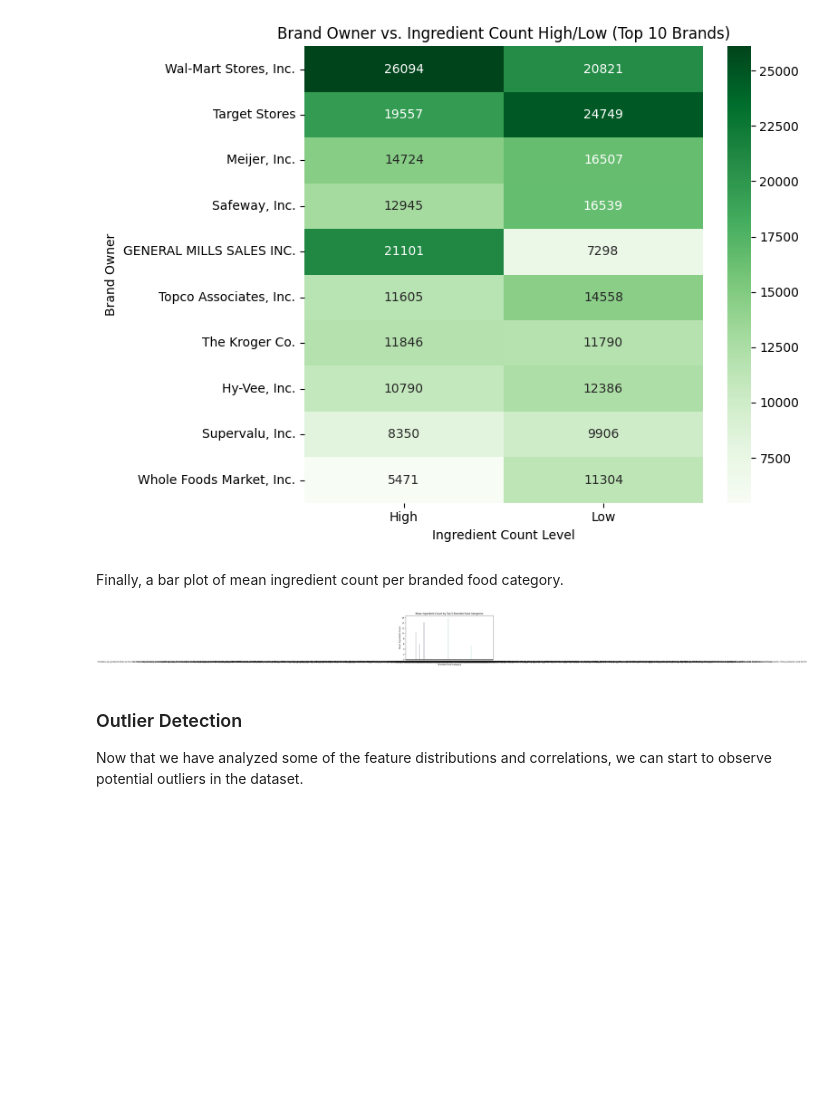
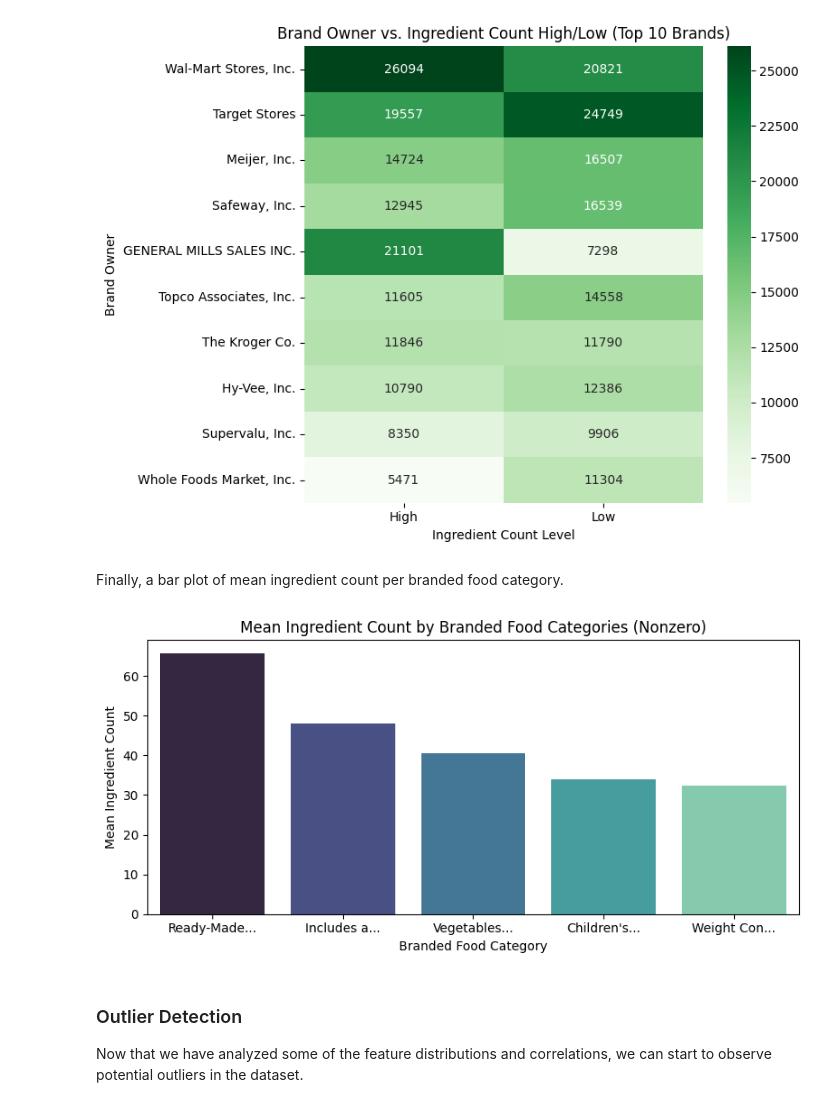
Before and after one commit to LoganDawes/Machine-Learning-Final, a Jupyter notebook: Logan_Dawes_Feature_Engineering.ipynb, the cells around one changed output. Drawn from its saved outputs; the diff is of its cells as text; code cells hidden in the pictures; blank space fills up the shorter version.

```diff
--- a/Logan_Dawes_Feature_Engineering.ipynb
+++ b/Logan_Dawes_Feature_Engineering.ipynb
@@ -682,8 +698,8 @@ Next we can understand more about the current features by understanding their di
 numeric_cols = [
     col for col in final_food_data.columns
     if (final_food_data[col].dtype == 'float64' or final_food_data[col].dtype == 'int64')
-    and col != 'fdc_id'
-    and 'emb' not in col
+    and col != 'fdc_id' and col != 'material_code'
+    and '_emb' not in col
 ]
 n = len(numeric_cols)
 ncols = 4
@@ -694,13 +710,16 @@ for i, col in enumerate(numeric_cols):
     ax = axes[i]
     data = final_food_data[final_food_data[col] > 0][col]
     if not data.empty:
+        # Exclude outliers in the window
+        q_low, q_high = np.percentile(data, [1, 99])
         sns.histplot(data, bins=30, kde=True, ax=ax)
-    ax.set_title(col)
+        ax.set_xlim(q_low, q_high)
+        ax.set_title(f"{col}")
     ax.set_xlabel('')
     ax.set_ylabel('')
 for j in range(i+1, len(axes)):
     fig.delaxes(axes[j])
-fig.suptitle('Distribution of Numeric Features (Nonzero Only)', fontsize=16)
+fig.suptitle('Distribution of Numeric Features', fontsize=16)
 plt.tight_layout(rect=[0, 0, 1, 0.97])
 plt.show()
 # %% [output]
@@ -874,14 +909,21 @@ Now a bivariate analysis to show the nutrient means by branded food category.
 # Grouped barplot: mean nutrient values by branded_food_category (top 5 categories by count)
 if 'branded_food_category' in final_food_data.columns:
     top_categories = final_food_data['branded_food_category'].value_counts().head(5).index
+    # Shorten branded_food_category labels to 10 characters + "..."
+    def short_label(label):
+        label = str(label)
+        return label[:10] + "..." if len(label) > 10 else label
+    short_cat_map = {cat: short_label(cat) for cat in top_categories}
     group_means = final_food_data[final_food_data['branded_food_category'].isin(top_categories)].groupby('branded_food_category')[numeric_cols].mean()
     group_means = group_means.loc[:, (group_means != 0).any(axis=0)]
-    # Hide nutrient values under a certain level (e.g., 10)
     group_means = group_means.applymap(lambda x: x if x >= 10 else 0)
     group_means = group_means.loc[:, (group_means != 0).any(axis=0)]
     group_means_melted = group_means.reset_index().melt(id_vars='branded_food_category', var_name='Nutrient', value_name='Mean Value')
+    # Map shortened labels
+    group_means_melted['branded_food_category'] = group_means_melted['branded_food_category'].map(short_cat_map)
+    short_top_categories = [short_cat_map[cat] for cat in top_categories]
     plt.figure(figsize=(12, 6))
-    barplot = sns.barplot(data=group_means_melted, x='branded_food_category', y='Mean Value', hue='Nutrient')
+    barplot = sns.barplot(data=group_means_melted, x='branded_food_category', y='Mean Value', hue='Nutrient', order=short_top_categories)
     handles, labels = barplot.get_legend_handles_labels()
     shown_labels = set(group_means_melted['Nutrient'].unique())
     filtered = [(h, l) for h, l in zip(handles, labels) if l in shown_labels]
@@ -922,18 +964,28 @@ memory_cleanup(['filtered_brand_data', 'ctab2', 'top_brands'])
 # %% [markdown]
 Finally, a bar plot of mean ingredient count per branded food category.
 # %%
-# Barplot: mean ingredient count by branded_food_category (top 5 categories)
+# Barplot: mean ingredient count by branded_food_category (top 5 categories with nonzero mean ingredient count)
 if 'branded_food_category' in final_food_data.columns:
-    group_ingredient_count = final_food_data[final_food_data['branded_food_category'].isin(top_categories)].groupby('branded_food_category')['ingredient_count'].mean().reset_index()
+    # Compute mean ingredient count per category
+    group_ingredient_count = final_food_data.groupby('branded_food_category')['ingredient_count'].mean().reset_index()
+    # Filter categories with mean ingredient count > 0
+    group_ingredient_count_nonzero = group_ingredient_count[group_ingredient_count['ingredient_count'] > 0]
+    # Select top 5 by count (descending)
+    top5_nonzero = group_ingredient_count_nonzero.sort_values('ingredient_count', ascending=False).head(5)
+    # Shorten labels to 10 chars + "..."
+    def short_label(label):
+        label = str(label)
+        return label[:10] + "..." if len(label) > 10 else label
+    top5_nonzero['short_category'] = top5_nonzero['branded_food_category'].map(short_label)
     plt.figure(figsize=(8, 4))
-    sns.barplot(data=group_ingredient_count, x='branded_food_category', y='ingredient_count', palette='mako')
-    plt.title('Mean Ingredient Count by Top 5 Branded Food Categories')
+    sns.barplot(data=top5_nonzero, x='short_category', y='ingredient_count', palette='mako', order=top5_nonzero['short_category'])
+    plt.title('Mean Ingredient Count by Branded Food Categories (Nonzero)')
     plt.ylabel('Mean Ingredient Count')
     plt.xlabel('Branded Food Category')
     plt.tight_layout()
     plt.show()
 # %% [output]
-[figure, old version]
+[figure, new version]
 # %% [markdown]
 ### Outlier Detection
 Now that we have analyzed some of the feature distributions and correlations, we can start to observe potential outliers in the dataset.
```
Also changed, not shown: parts of 44 cells of this notebook, 9 other files.
